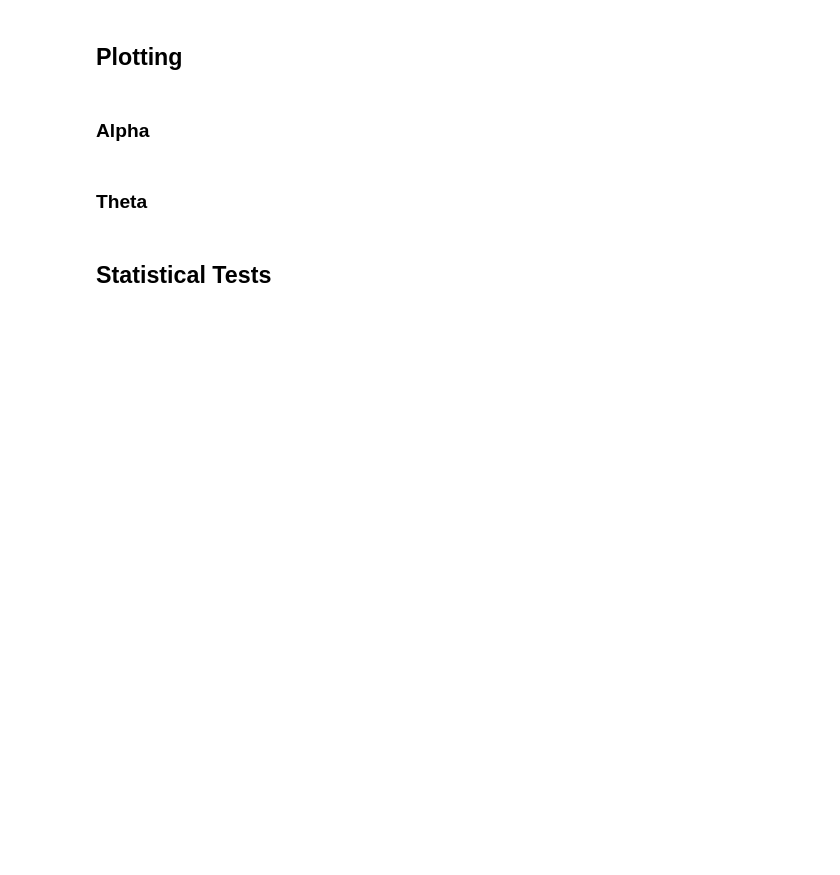
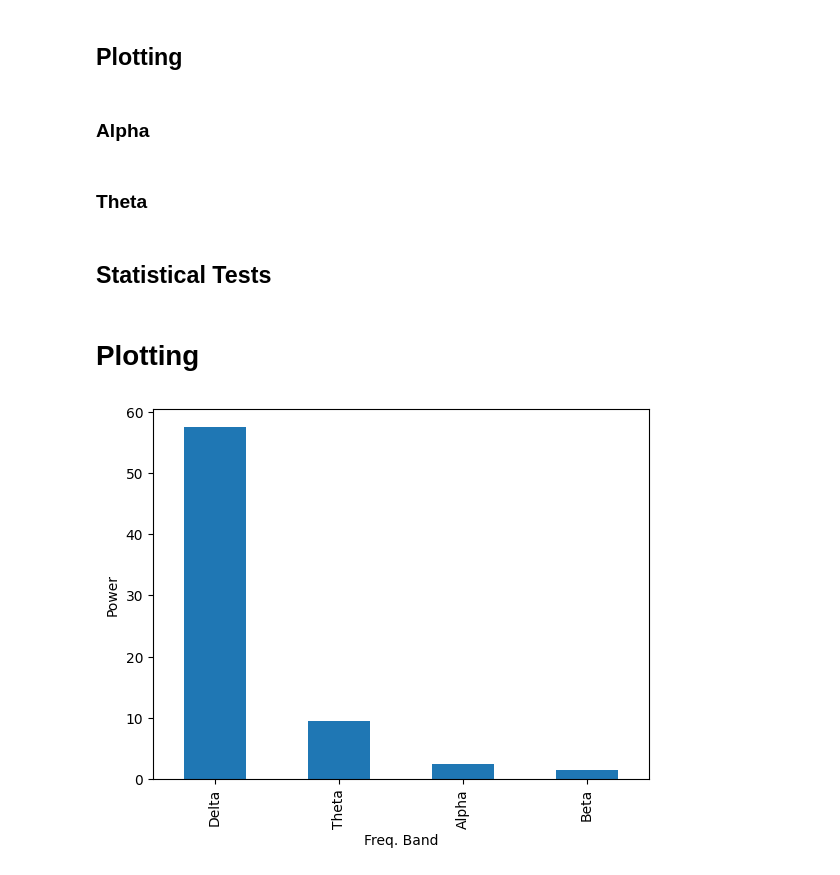
Before and after one commit to nicholas-ackley/CS4485, a Jupyter notebook: sample.ipynb, the cells around one changed output. Saved outputs shown, nothing was run; the diff lists cells and outputs as text; code cells hidden in the pictures; blank space fills up the shorter version.

```diff
--- a/sample.ipynb
+++ b/sample.ipynb
@@ -641,3 +655,15 @@ t_stat_theta, p_value_theta = ttest_ind(healthy_theta, alzheimers_theta, equal_v
 
 print(f'Alpha Band:\n\tT-stat: {t_stat_alpha}\n\tP-value: {p_value_alpha}\n')
 print(f'Theta Band:\n\tT-stat: {t_stat_theta}\n\tP-value: {p_value_theta}')
+# %% [markdown]
+# Plotting
+# %%
+sub_0_lead_0 = band_powers.iloc[0][['lead_0_delta_power', 'lead_0_theta_power', 'lead_0_alpha_power', 'lead_0_beta_power']]
+sub_0_lead_0.index = ['Delta', 'Theta', 'Alpha', 'Beta']
+# %%
+sub_0_lead_0.plot(kind='bar')
+plt.xlabel('Freq. Band')
+plt.ylabel('Power')
+plt.show()
+# %% [output]
+[figure, added]
```
Also changed, not shown: parts of 12 cells of this notebook.
